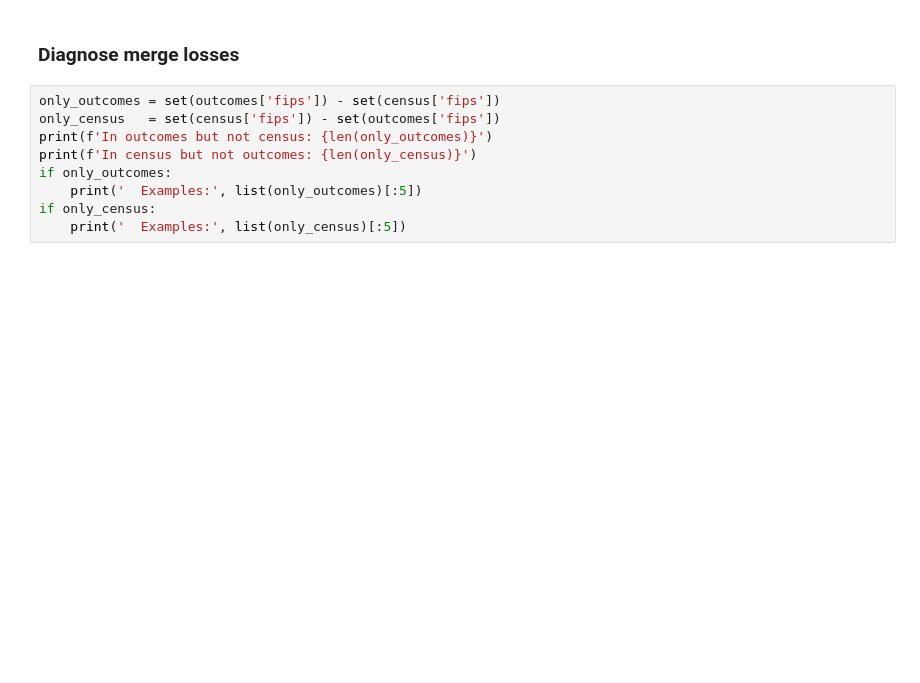
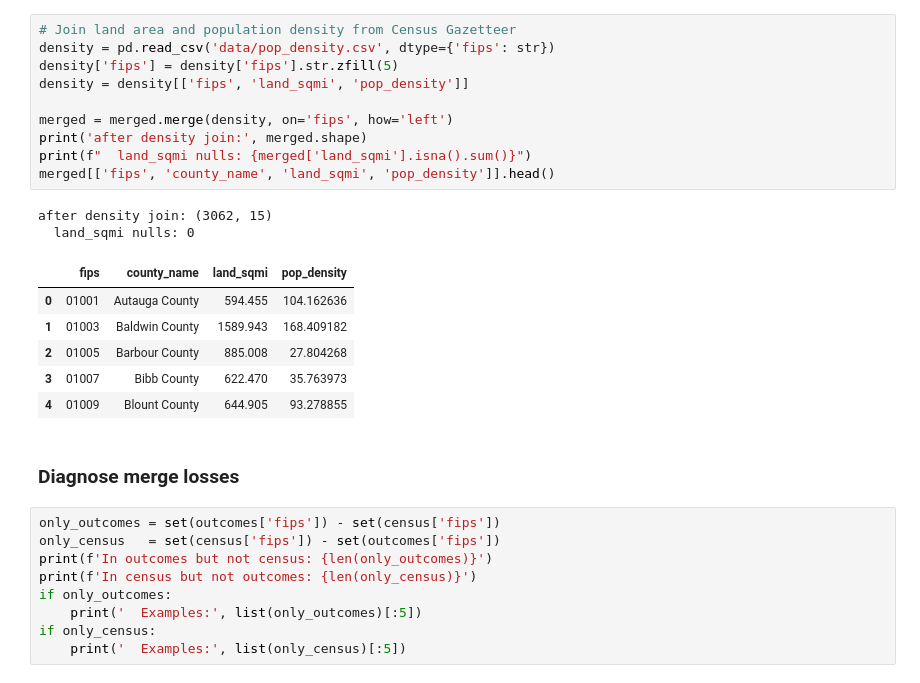
Before and after one commit to DagmarRoth/Mortality-Regression, a Jupyter notebook: 4-merge.ipynb, the cells around one changed output. Cells and saved outputs as stored; diff of their text form; blank space fills up the shorter version.

```diff
--- a/4-merge.ipynb
+++ b/4-merge.ipynb
@@ -27,6 +29,25 @@ merged inner-join: (3062, 12)
 | 2 | 01005 | Barbour County | Alabama | 72.377024 | Barbour County, Alabama | 39712 | 40.6 | 24877 | ... |
 | 3 | 01007 | Bibb County | Alabama | 72.251369 | Bibb County, Alabama | 50669 | 40.3 | 22251 | ... |
 | 4 | 01009 | Blount County | Alabama | 73.376568 | Blount County, Alabama | 57440 | 40.8 | 59077 | ... |
+# %%
+# Join land area and population density from Census Gazetteer
+density = pd.read_csv('data/pop_density.csv', dtype={'fips': str})
+density['fips'] = density['fips'].str.zfill(5)
+density = density[['fips', 'land_sqmi', 'pop_density']]
+
+merged = merged.merge(density, on='fips', how='left')
+print('after density join:', merged.shape)
+print(f"  land_sqmi nulls: {merged['land_sqmi'].isna().sum()}")
+merged[['fips', 'county_name', 'land_sqmi', 'pop_density']].head()
+# %% [output]
+after density join: (3062, 15)
+  land_sqmi nulls: 0
+|  | fips | county_name | land_sqmi | pop_density |
+| 0 | 01001 | Autauga County | 594.455 | 104.162636 |
+| 1 | 01003 | Baldwin County | 1589.943 | 168.409182 |
+| 2 | 01005 | Barbour County | 885.008 | 27.804268 |
+| 3 | 01007 | Bibb County | 622.470 | 35.763973 |
+| 4 | 01009 | Blount County | 644.905 | 93.278855 |
 # %% [markdown]
 ### Diagnose merge losses
 # %%
```
Also changed, not shown: parts of 4 cells of this notebook, 25 other files.
